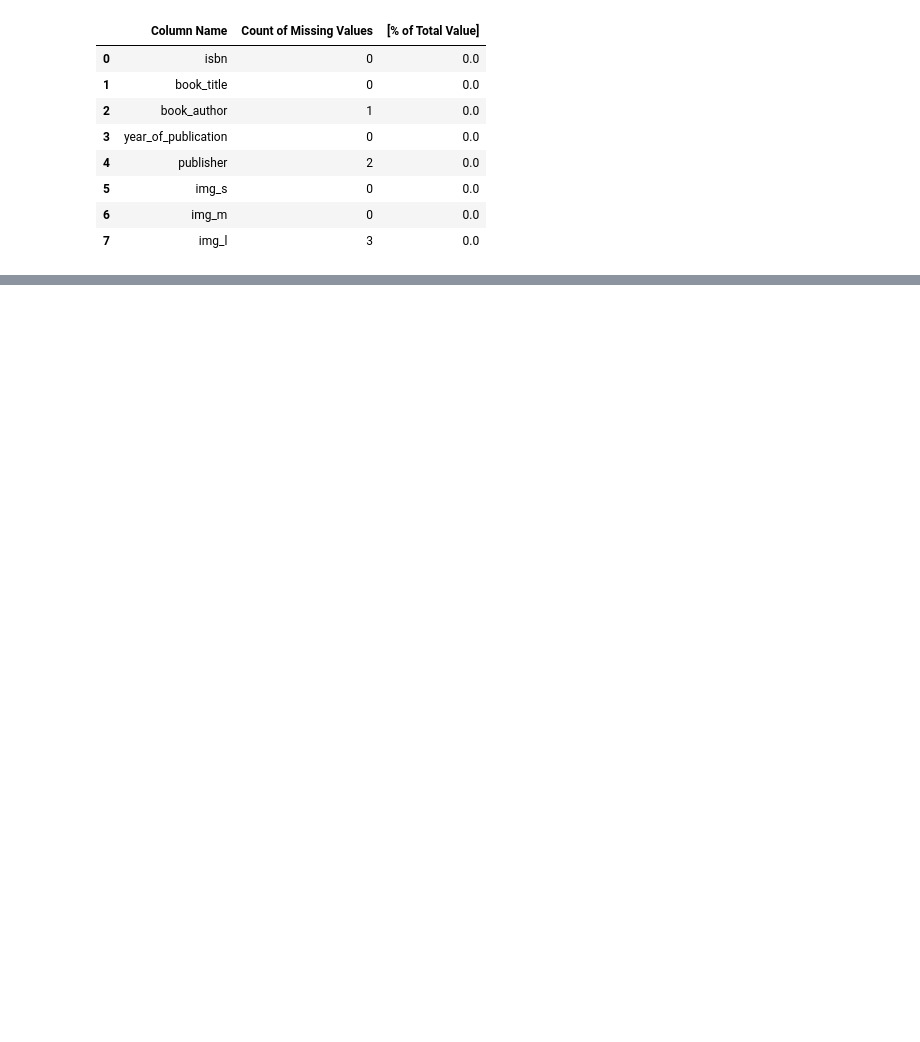
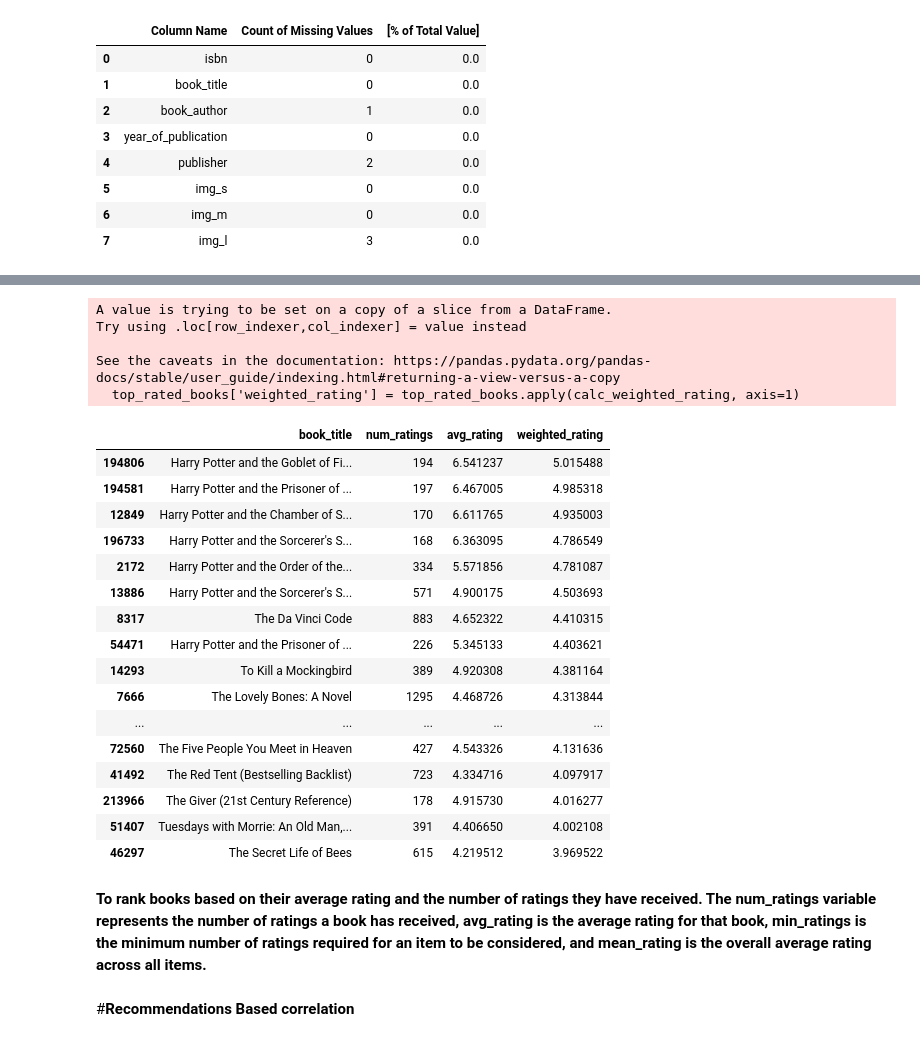
Before and after one commit to Gautamadarshi/Book-Recommendation-System, a Jupyter notebook: Book_Recommendendation_System.ipynb, the cells around one changed output, grey strips where cells are left out. Cells and saved outputs as stored; diff of their text form; code cells hidden in the pictures; blank space fills up the shorter version.

```diff
--- a/Book_Recommendendation_System.ipynb
+++ b/Book_Recommendendation_System.ipynb
@@ -857,0 +793,54 @@ missing_values(books)
+# %%
+# Calculate the mean average rating and the 90th percentile of the number of ratings
+mean_rating = popularity['avg_rating'].mean()
+min_ratings = popularity['num_ratings'].quantile(0.90)
+# %%
+#books with a number of ratings greater than or equal to the 90th percentile
+top_rated_books = popularity.loc[popularity['num_ratings'] >= min_ratings]
+# %%
+def calc_weighted_rating(x, min_ratings=min_ratings, mean_rating=mean_rating):
+    num_ratings = x['num_ratings']
+    avg_rating = x['avg_rating']
+    score = (num_ratings / (num_ratings + min_ratings) * avg_rating) + (min_ratings / (min_ratings + num_ratings) * mean_rating)
+    return score
+# %%
+# Apply the weighted rating function to the top_rated_books DataFrame
+top_rated_books['weighted_rating'] = top_rated_books.apply(calc_weighted_rating, axis=1)
+
+# Sort the books by weighted rating in descending order
+top_rated_books = top_rated_books.sort_values('weighted_rating', ascending=False)
+
+# Remove duplicate entries for the same book
+top_rated_books = top_rated_books.drop_duplicates('isbn')
+# %% [output]
+A value is trying to be set on a copy of a slice from a DataFrame.
+Try using .loc[row_indexer,col_indexer] = value instead
+
+See the caveats in the documentation: https://pandas.pydata.org/pandas-docs/stable/user_guide/indexing.html#returning-a-view-versus-a-copy
+  top_rated_books['weighted_rating'] = top_rated_books.apply(calc_weighted_rating, axis=1)
+# %%
+# Display the top 20 books with their title, number of ratings, average rating, and weighted rating
+top_20_books = top_rated_books[['book_title', 'num_ratings', 'avg_rating', 'weighted_rating']].head(20)
+display(top_20_books)
+# %% [output]
+|  | book_title | num_ratings | avg_rating | weighted_rating |
+| 194806 | Harry Potter and the Goblet of Fi... | 194 | 6.541237 | 5.015488 |
+| 194581 | Harry Potter and the Prisoner of ... | 197 | 6.467005 | 4.985318 |
+| 12849 | Harry Potter and the Chamber of S... | 170 | 6.611765 | 4.935003 |
+| 196733 | Harry Potter and the Sorcerer's S... | 168 | 6.363095 | 4.786549 |
+| 2172 | Harry Potter and the Order of the... | 334 | 5.571856 | 4.781087 |
+| 13886 | Harry Potter and the Sorcerer's S... | 571 | 4.900175 | 4.503693 |
+| 8317 | The Da Vinci Code | 883 | 4.652322 | 4.410315 |
+| 54471 | Harry Potter and the Prisoner of ... | 226 | 5.345133 | 4.403621 |
+| 14293 | To Kill a Mockingbird | 389 | 4.920308 | 4.381164 |
+| 7666 | The Lovely Bones: A Novel | 1295 | 4.468726 | 4.313844 |
+| ... | ... | ... | ... | ... |
+| 72560 | The Five People You Meet in Heaven | 427 | 4.543326 | 4.131636 |
+| 41492 | The Red Tent (Bestselling Backlist) | 723 | 4.334716 | 4.097917 |
+| 213966 | The Giver (21st Century Reference) | 178 | 4.915730 | 4.016277 |
+| 51407 | Tuesdays with Morrie: An Old Man,... | 391 | 4.406650 | 4.002108 |
+| 46297 | The Secret Life of Bees | 615 | 4.219512 | 3.969522 |
+# %% [markdown]
+**To rank books based on their average rating and the number of ratings they have received. The num_ratings variable represents the number of ratings a book has received, avg_rating is the average rating for that book, min_ratings is the minimum number of ratings required for an item to be considered, and mean_rating is the overall average rating across all items.**
+# %% [markdown]
+#**Recommendations Based correlation**
```
Also changed, not shown: parts of 64 cells of this notebook.
